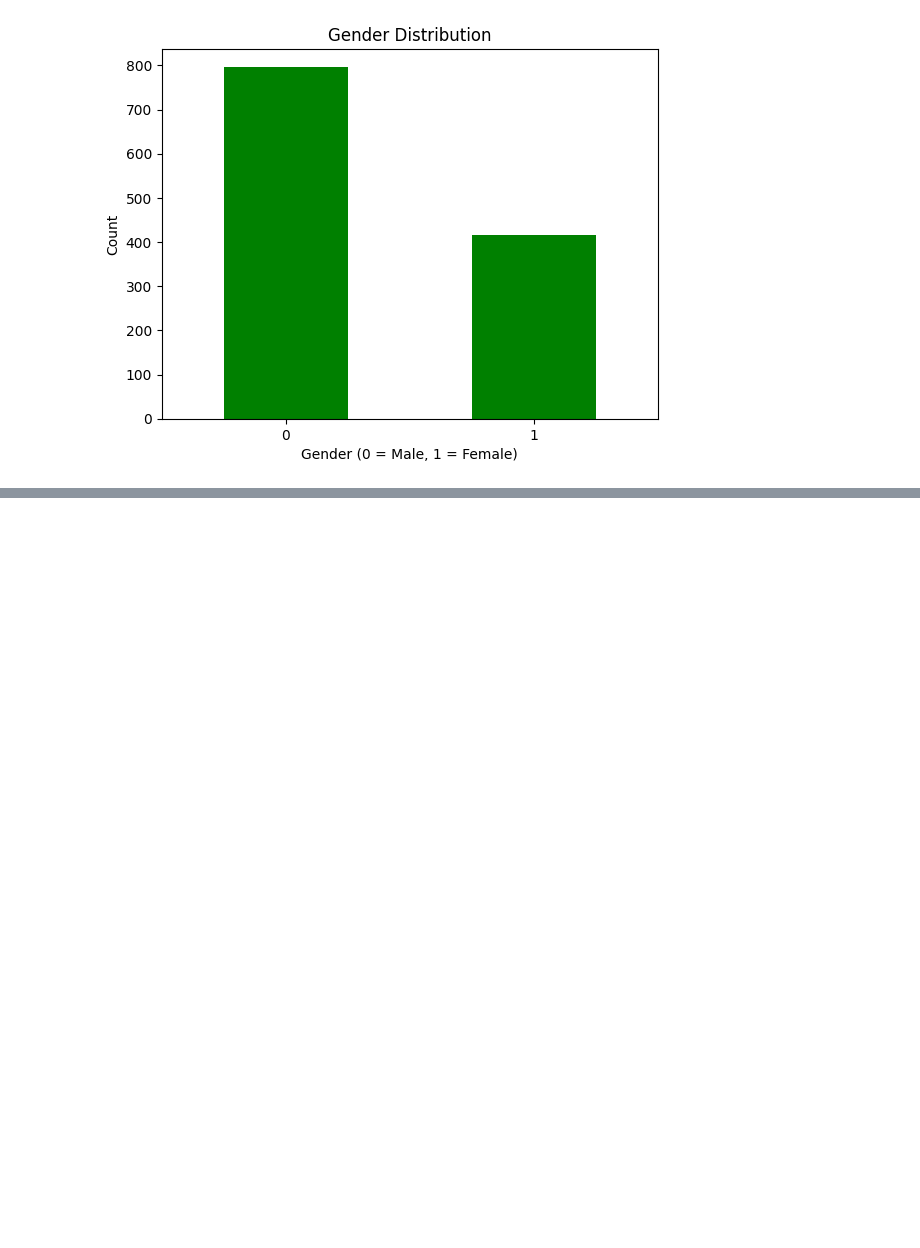
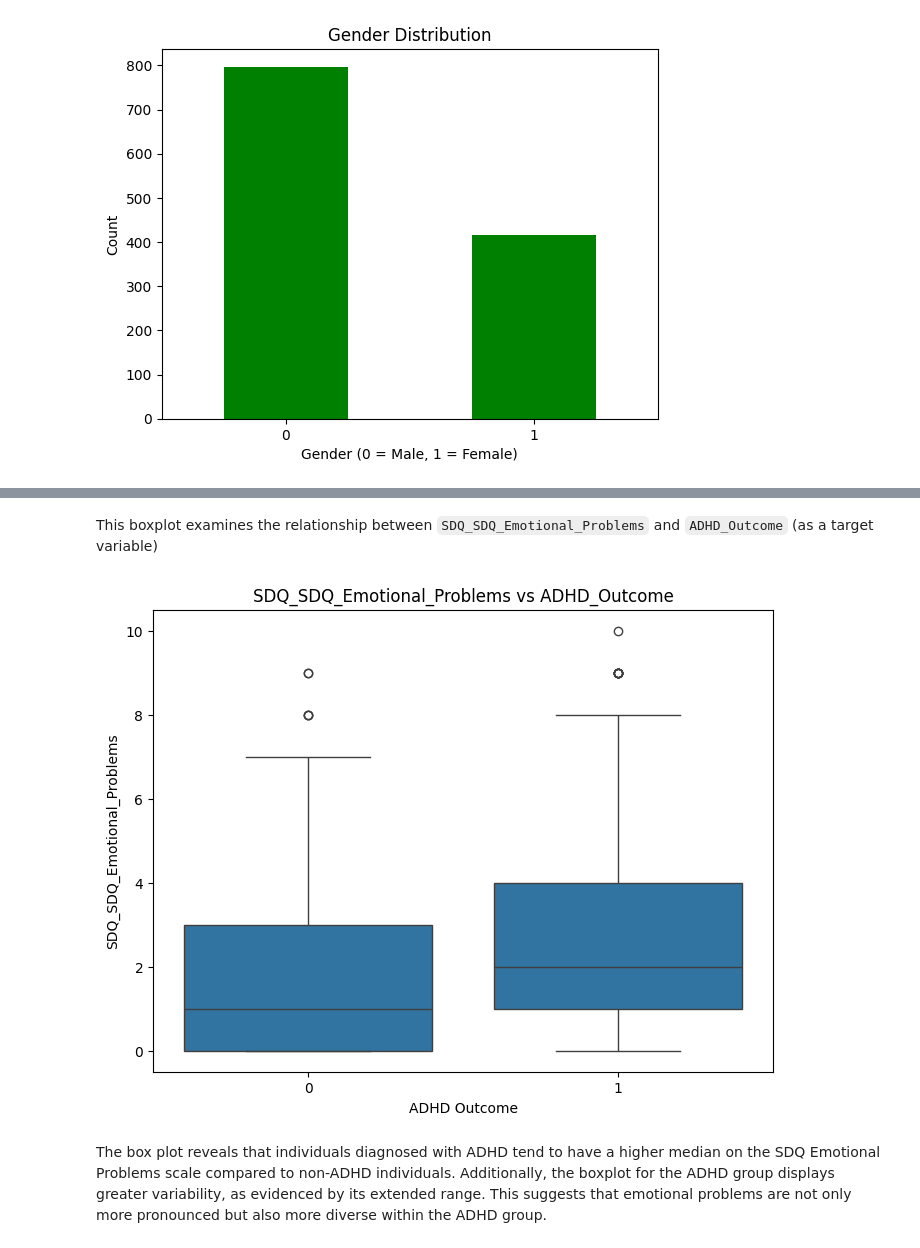
Before and after one commit to KImondorose/WiDS-Datathon-2025-Unraveling-the-Mysteries-of-the-Female-Brain-Sex-Patterns-in-ADHD.., a Jupyter notebook: index.ipynb, the cells around one changed output, grey strips where cells are left out. Drawn from its saved outputs; the diff is of its cells as text; code cells hidden in the pictures; blank space fills up the shorter version.

```diff
--- a/index.ipynb
+++ b/index.ipynb
@@ -79,7 +80,7 @@ Index(['participant_id', 'EHQ_EHQ_Total', 'ColorVision_CV_Score',
       dtype='object')
 # %%
 # ADHD and Sex solutions dataframe for model training
-file_path_trainS = r"C:\Users\rosew\Desktop\DS\WIDS Datathon 2025\TRAIN\TRAINING_SOLUTIONS.xlsx"
+file_path_trainS = r"C:\Users\rosew\Desktop\DS\WIDS\TRAIN\TRAINING_SOLUTIONS.xlsx"
 train_Solutions = pd.read_excel(file_path_trainS)
 train_Solutions.head()
 # %% [output]
@@ -216,0 +246,17 @@ plt.show()
+# %% [markdown]
+This boxplot examines the relationship between `SDQ_SDQ_Emotional_Problems` and `ADHD_Outcome` (as a target variable)
+# %%
+# Check for correlation with ADHD Outcome
+train_Quant_copy = train_Quant.copy()
+train_Quant_copy['ADHD_Outcome']= train_Solutions['ADHD_Outcome']
+
+plt.figure(figsize=(8,6))
+sns.boxplot(x = 'ADHD_Outcome', y = 'SDQ_SDQ_Emotional_Problems', data = train_Quant_copy)
+plt.title('SDQ_SDQ_Emotional_Problems vs ADHD_Outcome')
+plt.xlabel('ADHD Outcome')
+plt.ylabel('SDQ_SDQ_Emotional_Problems')
+plt.show()
+# %% [output]
+[figure, added]
+# %% [markdown]
+The box plot reveals that individuals diagnosed with ADHD tend to have a higher median on the SDQ Emotional Problems scale compared to non-ADHD individuals. Additionally, the boxplot for the ADHD group displays greater variability, as evidenced by its extended range. This suggests that emotional problems are not only more pronounced but also more diverse within the ADHD group.
```
Also changed, not shown: parts of 24 cells of this notebook.
